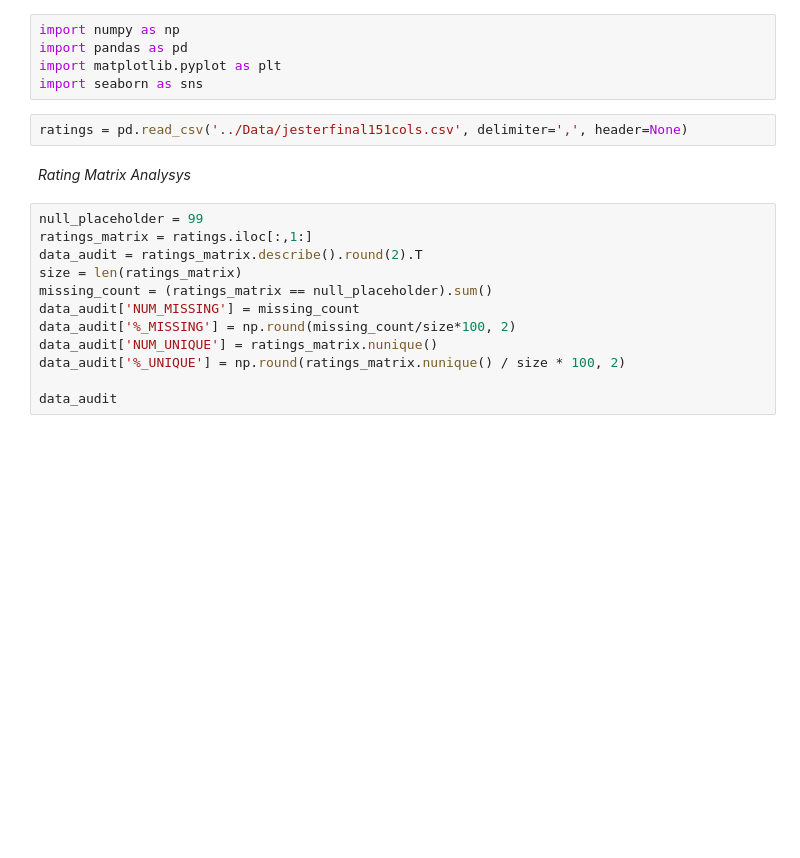
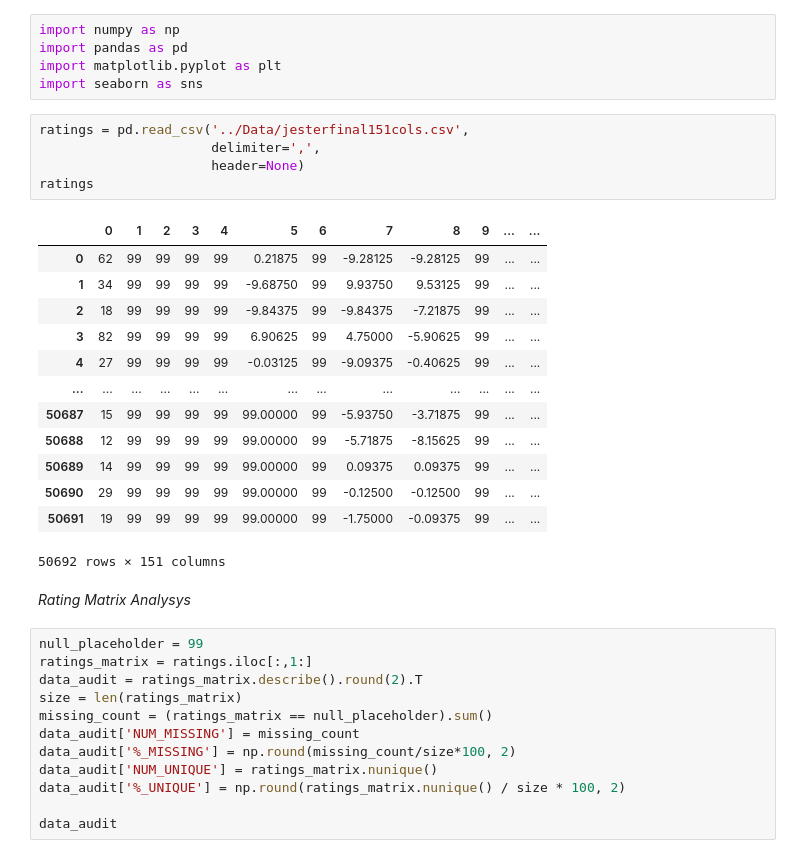
Before and after one commit to marto3344/Jokes-Recommender-System, a Jupyter notebook: notebooks/ratings_analysis.ipynb, the cells around one changed output. Saved outputs shown, nothing was run; the diff lists cells and outputs as text; blank space fills up the shorter version.

```diff
--- a/notebooks/ratings_analysis.ipynb
+++ b/notebooks/ratings_analysis.ipynb
@@ -4,7 +4,24 @@ import pandas as pd
 import matplotlib.pyplot as plt
 import seaborn as sns
 # %%
-ratings = pd.read_csv('../Data/jesterfinal151cols.csv', delimiter=',', header=None)
+ratings = pd.read_csv('../Data/jesterfinal151cols.csv',
+                      delimiter=',',
+                      header=None)
+ratings
+# %% [output]
+|  | 0 | 1 | 2 | 3 | 4 | 5 | 6 | 7 | 8 | 9 | ... | ... |
+| 0 | 62 | 99 | 99 | 99 | 99 | 0.21875 | 99 | -9.28125 | -9.28125 | 99 | ... | ... |
+| 1 | 34 | 99 | 99 | 99 | 99 | -9.68750 | 99 | 9.93750 | 9.53125 | 99 | ... | ... |
+| 2 | 18 | 99 | 99 | 99 | 99 | -9.84375 | 99 | -9.84375 | -7.21875 | 99 | ... | ... |
+| 3 | 82 | 99 | 99 | 99 | 99 | 6.90625 | 99 | 4.75000 | -5.90625 | 99 | ... | ... |
+| 4 | 27 | 99 | 99 | 99 | 99 | -0.03125 | 99 | -9.09375 | -0.40625 | 99 | ... | ... |
+| ... | ... | ... | ... | ... | ... | ... | ... | ... | ... | ... | ... | ... |
+| 50687 | 15 | 99 | 99 | 99 | 99 | 99.00000 | 99 | -5.93750 | -3.71875 | 99 | ... | ... |
+| 50688 | 12 | 99 | 99 | 99 | 99 | 99.00000 | 99 | -5.71875 | -8.15625 | 99 | ... | ... |
+| 50689 | 14 | 99 | 99 | 99 | 99 | 99.00000 | 99 | 0.09375 | 0.09375 | 99 | ... | ... |
+| 50690 | 29 | 99 | 99 | 99 | 99 | 99.00000 | 99 | -0.12500 | -0.12500 | 99 | ... | ... |
+| 50691 | 19 | 99 | 99 | 99 | 99 | 99.00000 | 99 | -1.75000 | -0.09375 | 99 | ... | ... |
+50692 rows × 151 columns
 # %% [markdown]
 *Rating Matrix Analysys*
 # %%
```
Also changed, not shown: parts of 1 cell of this notebook, 6 other files.
